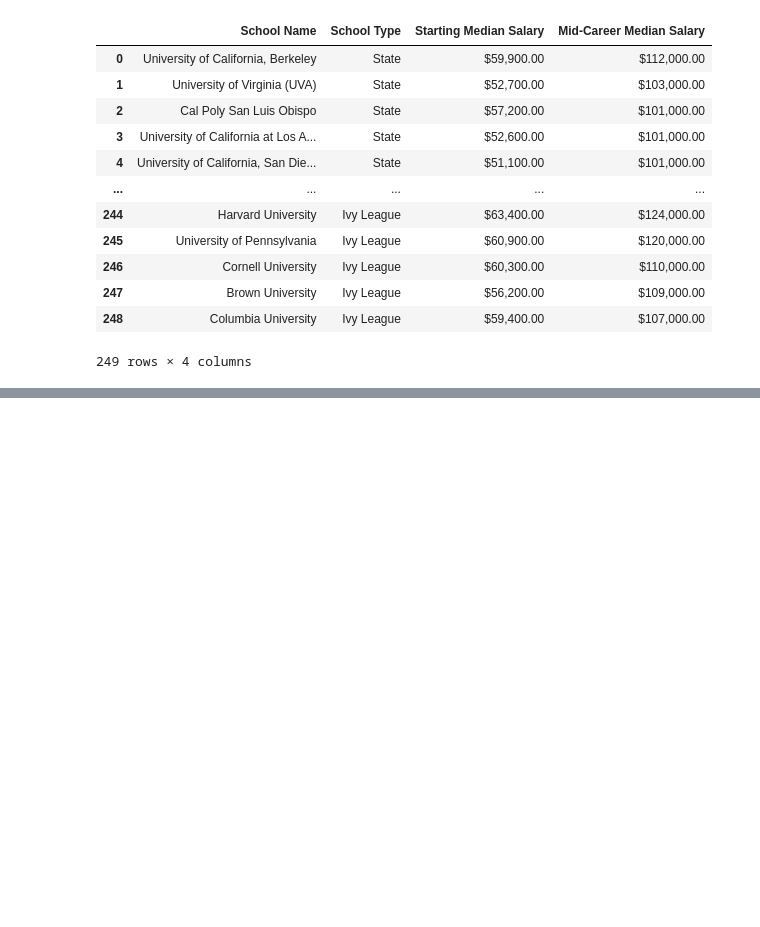
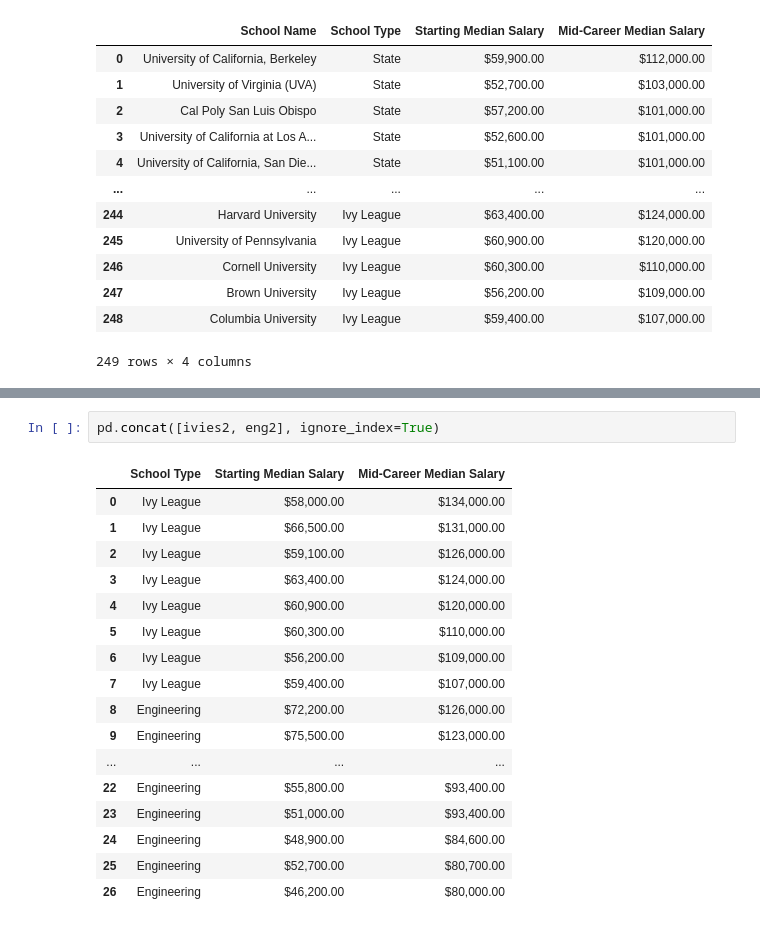
Before and after one commit to TomaszBury/The-ultimate-pandas-bootcamp-advanced-python-data-analysis, a Jupyter notebook: section_06/148.ipynb, the cells around one changed output, grey strips where cells are left out. Saved outputs shown, nothing was run; the diff lists cells and outputs as text; blank space fills up the shorter version.

```diff
--- a/section_06/148.ipynb
+++ b/section_06/148.ipynb
@@ -309,0 +323,20 @@ pd.concat(dfs, ignore_index=True).drop_duplicates(subset=['School Name'])
+# %%
+pd.concat([ivies2, eng2], ignore_index=True)
+# %% [output]
+|  | School Type | Starting Median Salary | Mid-Career Median Salary |
+| 0 | Ivy League | $58,000.00 | $134,000.00 |
+| 1 | Ivy League | $66,500.00 | $131,000.00 |
+| 2 | Ivy League | $59,100.00 | $126,000.00 |
+| 3 | Ivy League | $63,400.00 | $124,000.00 |
+| 4 | Ivy League | $60,900.00 | $120,000.00 |
+| 5 | Ivy League | $60,300.00 | $110,000.00 |
+| 6 | Ivy League | $56,200.00 | $109,000.00 |
+| 7 | Ivy League | $59,400.00 | $107,000.00 |
+| 8 | Engineering | $72,200.00 | $126,000.00 |
+| 9 | Engineering | $75,500.00 | $123,000.00 |
+| ... | ... | ... | ... |
+| 22 | Engineering | $55,800.00 | $93,400.00 |
+| 23 | Engineering | $51,000.00 | $93,400.00 |
+| 24 | Engineering | $48,900.00 | $84,600.00 |
+| 25 | Engineering | $52,700.00 | $80,700.00 |
+| 26 | Engineering | $46,200.00 | $80,000.00 |
```
Also changed, not shown: parts of 8 cells of this notebook, 1 other file.
